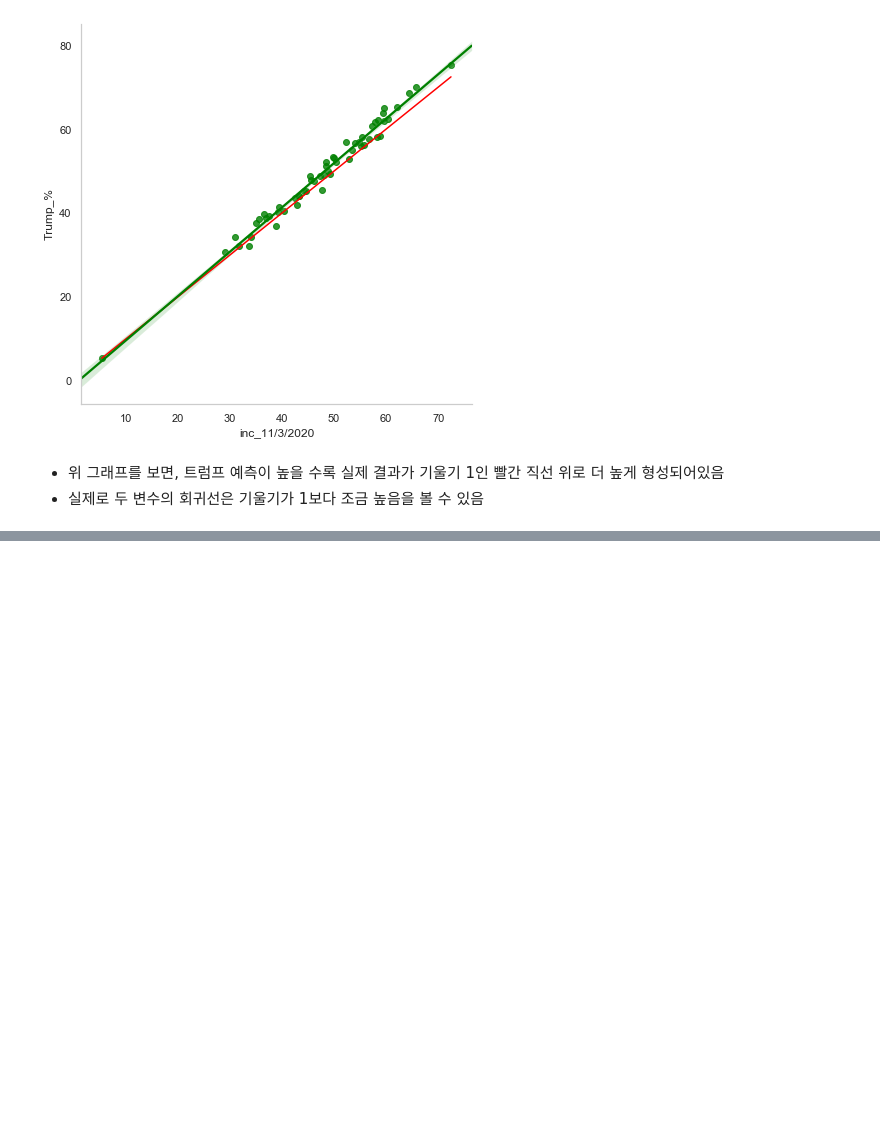
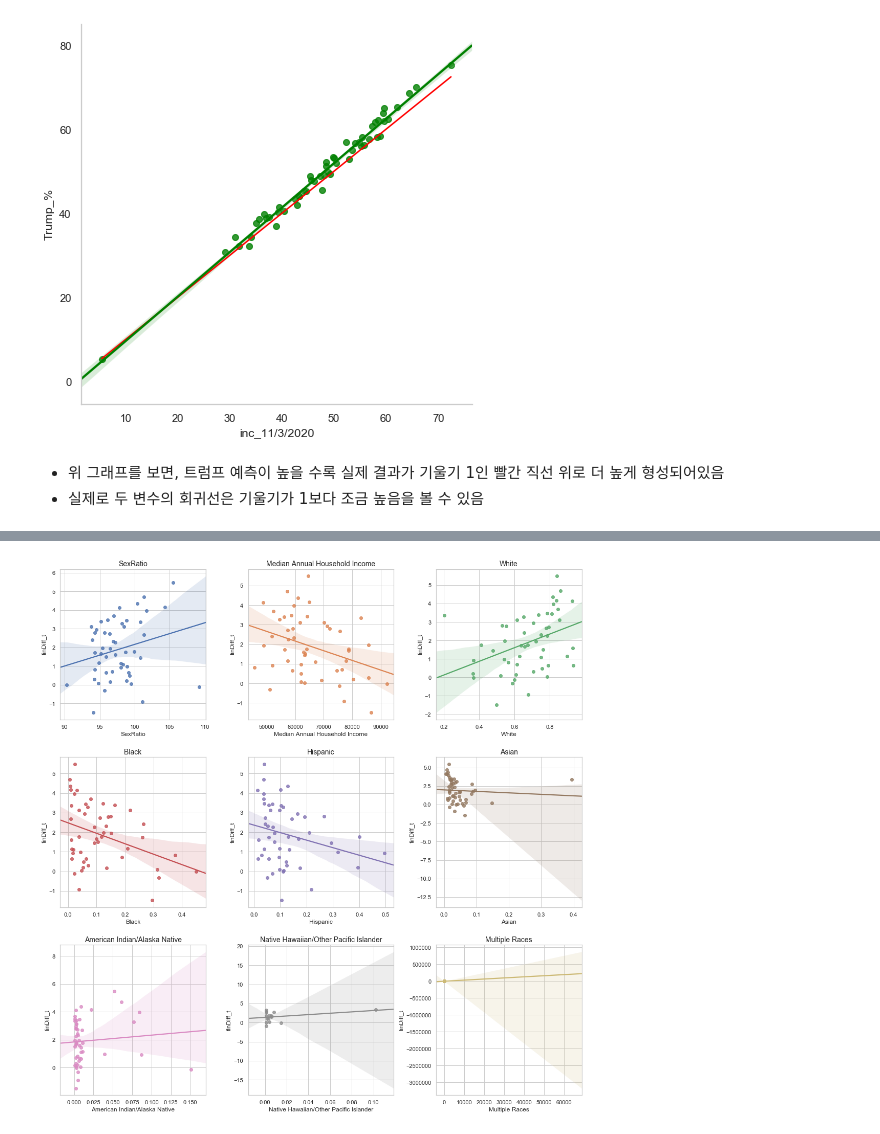
Before and after one commit to d-won/mystudy, a Jupyter notebook: 2020 US Election Analysis.ipynb, the cells around one changed output, grey strips where cells are left out. Drawn from its saved outputs; the diff is of its cells as text; code cells hidden in the pictures; blank space fills up the shorter version.

```diff
--- a/2020 US Election Analysis.ipynb
+++ b/2020 US Election Analysis.ipynb
@@ -273,0 +303,6 @@ ax.spines['top'].set_visible(False)
+# %%
+all_df2 = pd.merge(all_df, d_df, on='state', how='left')
+# %%
+d_list = ['SexRatio', 'Median Annual Household Income', 'White', 'Black',
+       'Hispanic', 'Asian', 'American Indian/Alaska Native',
+       'Native Hawaiian/Other Pacific Islander', 'Multiple Races']
@@ -273,0 +315,7 @@ ax.spines['top'].set_visible(False)
+# %%
+all_df2['Income_minmax'] = (all_df2['Median Annual Household Income'] - all_df2['Median Annual Household Income'].min()) / (all_df2['Median Annual Household Income'].max() - all_df2['Median Annual Household Income'].min())
+# %%
+d_list2 = []
+for i in [i for i in d_list if i != 'Median Annual Household Income'] :
+    all_df2[i+'_income'] = all_df2[i] * all_df2['Income_minmax']
+    d_list2.append(i+'_income')
@@ -273,0 +351,10 @@ ax.spines['top'].set_visible(False)
+# %%
+f, ax = plt.subplots(3, 3, figsize=(16,16))
+ax = ax.flatten()
+f.tight_layout(pad=5)
+
+for n, i in enumerate(d_list) :
+    sns.regplot(x=i, y='finDiff_t', data=all_df2, ax=ax[n])
+    ax[n].set_title(i, fontsize=14)
+# %% [output]
+[figure, added]
```
Also changed, not shown: parts of 17 cells of this notebook.
